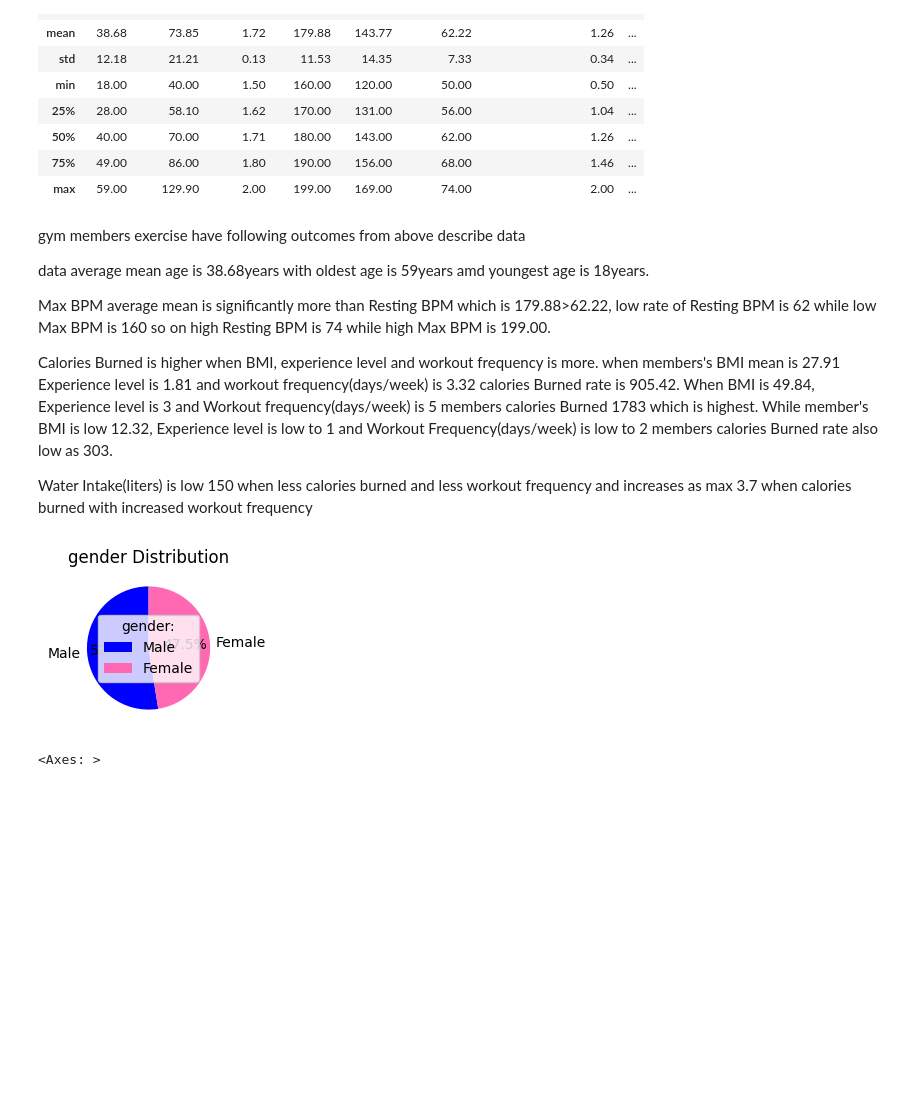
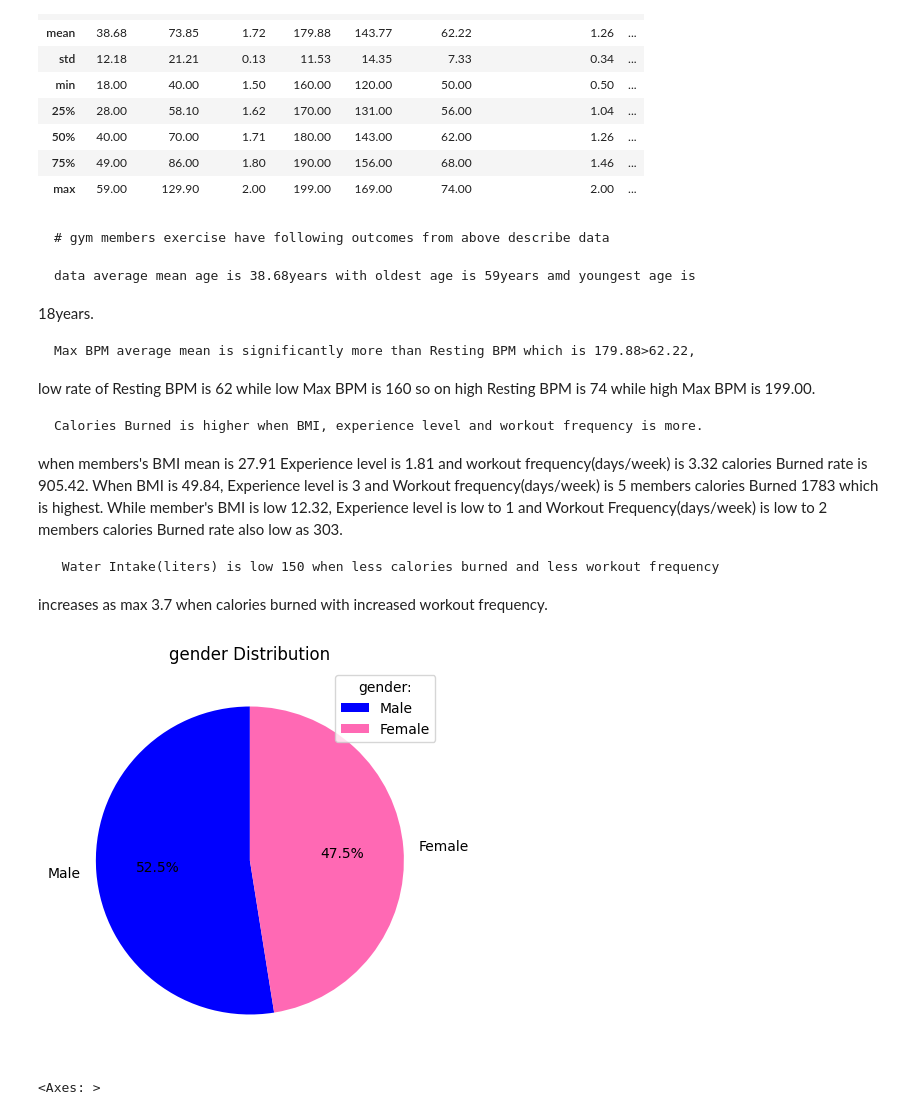
Before and after one commit to Pratikpant2020/Comprehensive-analysis-of-Gym-membership-and-Gym-members-exercise, a Jupyter notebook: gym.ipynb, the cells around one changed output. Drawn from its saved outputs; the diff is of its cells as text; code cells hidden in the pictures; blank space fills up the shorter version.

```diff
--- a/gym.ipynb
+++ b/gym.ipynb
@@ -120,29 +124,38 @@ gym.describe().round(2)
 | 75% | 49.00 | 86.00 | 1.80 | 190.00 | 156.00 | 68.00 | 1.46 | ... |
 | max | 59.00 | 129.90 | 2.00 | 199.00 | 169.00 | 74.00 | 2.00 | ... |
 # %% [markdown]
- gym members exercise have following outcomes from above describe data
+    # gym members exercise have following outcomes from above describe data
 
- data average mean age is 38.68years with oldest age is 59years amd youngest age is 18years.
+    data average mean age is 38.68years with oldest age is 59years amd youngest age is
+18years.
 
- Max BPM average mean is significantly more than Resting BPM which is 179.88>62.22, low rate of Resting BPM is 62 while low Max BPM is 160 so on high Resting BPM is 74 while high Max BPM is 199.00.
+    Max BPM average mean is significantly more than Resting BPM which is 179.88>62.22,
+low rate of Resting BPM is 62 while low Max BPM is 160 so on high Resting BPM is 74
+while high Max BPM is 199.00.
 
- Calories Burned is higher when BMI, experience level and workout frequency is more. when members's BMI mean is 27.91 Experience level is 1.81 and workout frequency(days/week) is 3.32 calories Burned rate is 905.42. When BMI is 49.84, Experience level is 3 and Workout frequency(days/week) is 5 members calories Burned 1783 which is highest. While member's BMI is low 12.32, Experience level is low to 1 and Workout Frequency(days/week) is low to 2 members calories Burned rate also low as 303.
+    Calories Burned is higher when BMI, experience level and workout frequency is more.
+when members's BMI mean is 27.91 Experience level is 1.81 and workout frequency(days/week)
+is 3.32 calories Burned rate is 905.42. When BMI is 49.84, Experience level is 3 and
+Workout frequency(days/week) is 5 members calories Burned 1783 which is highest. While
+member's BMI is low 12.32, Experience level is low to 1 and Workout Frequency(days/week)
+is low to 2 members calories Burned rate also low as 303.
 
- Water Intake(liters) is low 150 when less calories burned and less workout frequency and increases as max 3.7 when calories burned with increased workout frequency
+     Water Intake(liters) is low 150 when less calories burned and less workout frequency
+increases as max 3.7 when calories burned with increased workout frequency.
 # %%
 # Create a simple pie chart
-fig = plt.figure(figsize=(2, 2))
+fig = plt.figure(figsize=(5, 5))
 gender_counts = gym['gender'].value_counts()
 gender = ['Male', 'Female']
 mycolors = ['blue', 'hotpink']
 values=gender_counts
 plt.pie(gender_counts,labels=gender,colors=mycolors,startangle= 90,autopct='%1.1f%%')
 plt.title('gender Distribution')
 plt.legend(title='gender:')
 loc = "corner right"
 plt.show()
 # %% [output]
-[figure, old version]
+[figure, new version]
 # %%
 # To check correlation between all the values.
 correlation = gym.select_dtypes("number").corr()
```
Also changed, not shown: parts of 17 cells of this notebook.
